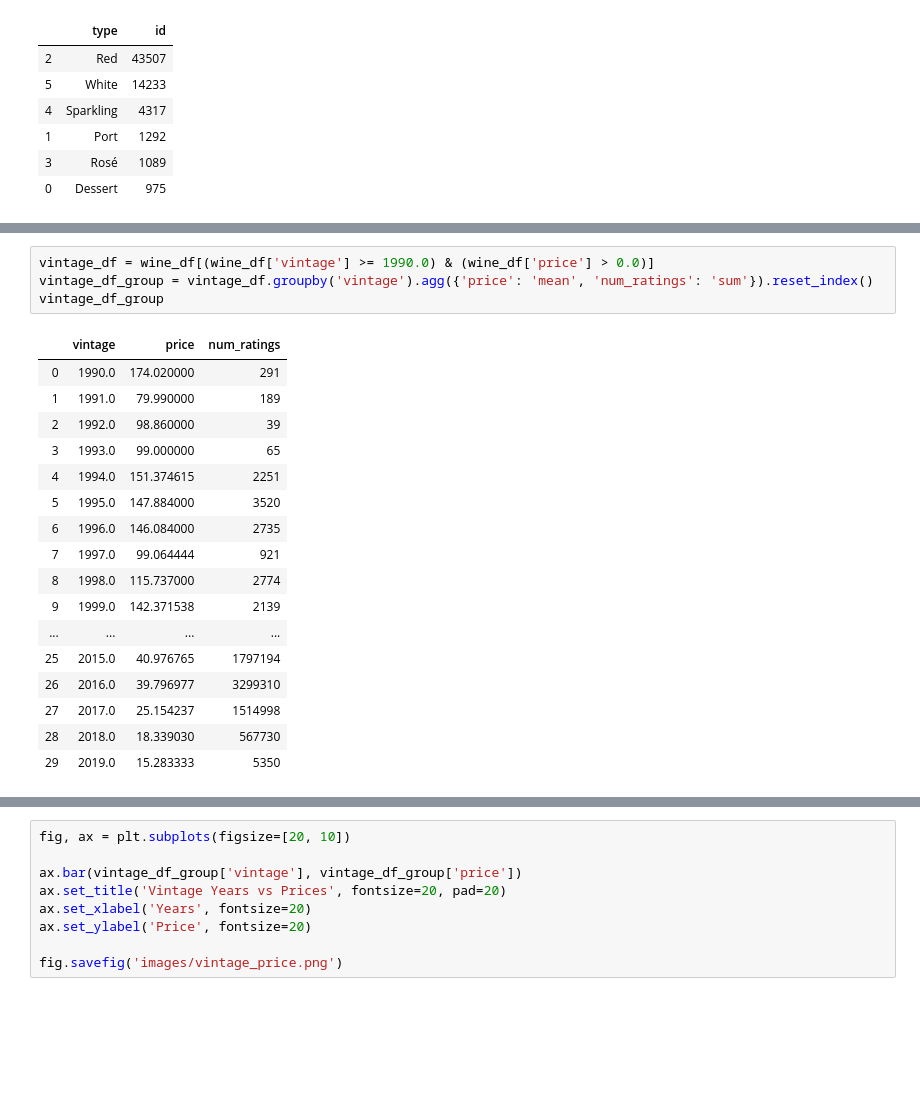
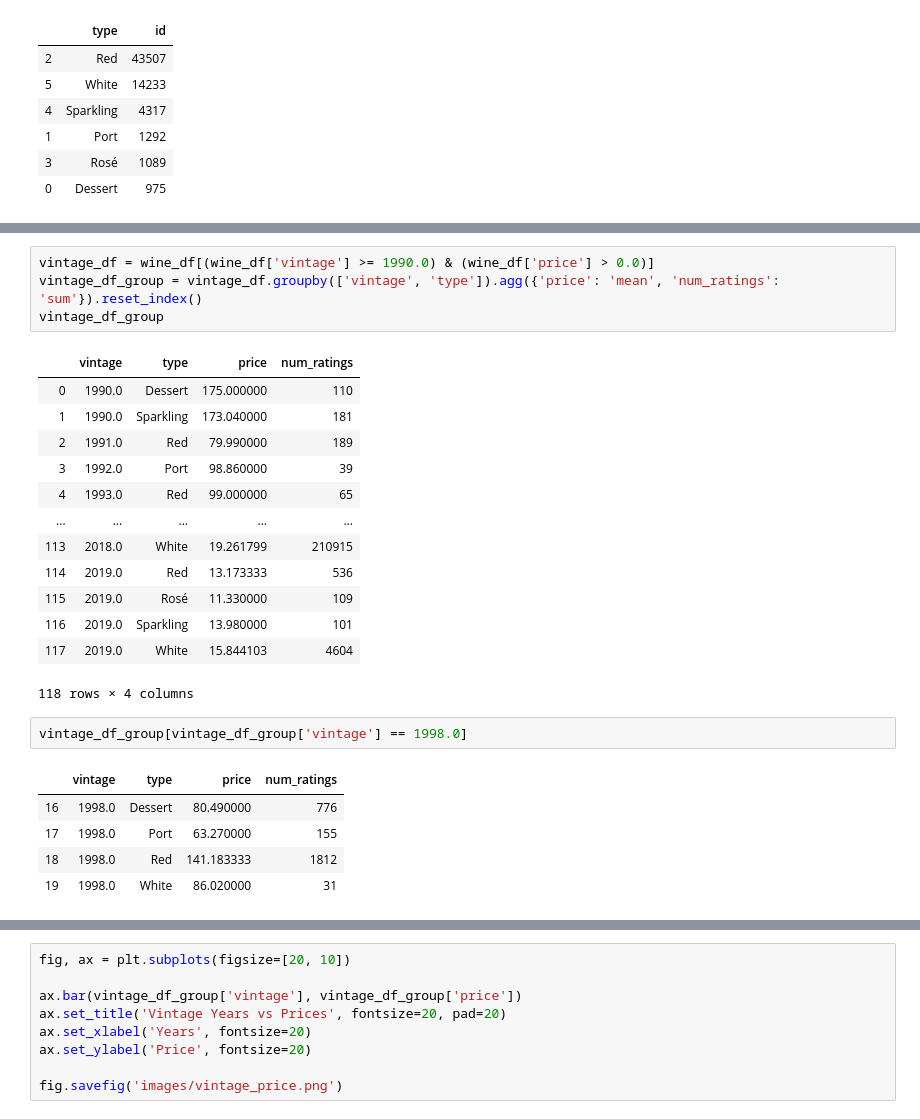
Before and after one commit to yueweng/wine-predictions, a Jupyter notebook: capstone.ipynb, the cells around one changed output, grey strips where cells are left out. Saved outputs shown, nothing was run; the diff lists cells and outputs as text; blank space fills up the shorter version.

```diff
--- a/capstone.ipynb
+++ b/capstone.ipynb
@@ -110,23 +110,27 @@ wine_df[wine_df['vintage'] == 1928.0]
 | 44314 | 5e36578aac2e8d38fb918357 | Lambrusco Dolce 1928 | Emilia | None | Italy | 12.84 | Sparkling | 3.6 | 259 | None | ... |
 # %%
 vintage_df = wine_df[(wine_df['vintage'] >= 1990.0) & (wine_df['price'] > 0.0)]
-vintage_df_group = vintage_df.groupby('vintage').agg({'price': 'mean', 'num_ratings': 'sum'}).reset_index()
+vintage_df_group = vintage_df.groupby(['vintage', 'type']).agg({'price': 'mean', 'num_ratings': 'sum'}).reset_index()
 vintage_df_group
 # %% [output]
-|  | vintage | price | num_ratings |
-| 0 | 1990.0 | 174.020000 | 291 |
-| 1 | 1991.0 | 79.990000 | 189 |
-| 2 | 1992.0 | 98.860000 | 39 |
-| 3 | 1993.0 | 99.000000 | 65 |
-| 4 | 1994.0 | 151.374615 | 2251 |
-| 5 | 1995.0 | 147.884000 | 3520 |
-| 6 | 1996.0 | 146.084000 | 2735 |
-| 7 | 1997.0 | 99.064444 | 921 |
-| 8 | 1998.0 | 115.737000 | 2774 |
-| 9 | 1999.0 | 142.371538 | 2139 |
-| ... | ... | ... | ... |
-| 25 | 2015.0 | 40.976765 | 1797194 |
-| 26 | 2016.0 | 39.796977 | 3299310 |
-| 27 | 2017.0 | 25.154237 | 1514998 |
-| 28 | 2018.0 | 18.339030 | 567730 |
-| 29 | 2019.0 | 15.283333 | 5350 |
+|  | vintage | type | price | num_ratings |
+| 0 | 1990.0 | Dessert | 175.000000 | 110 |
+| 1 | 1990.0 | Sparkling | 173.040000 | 181 |
+| 2 | 1991.0 | Red | 79.990000 | 189 |
+| 3 | 1992.0 | Port | 98.860000 | 39 |
+| 4 | 1993.0 | Red | 99.000000 | 65 |
+| ... | ... | ... | ... | ... |
+| 113 | 2018.0 | White | 19.261799 | 210915 |
+| 114 | 2019.0 | Red | 13.173333 | 536 |
+| 115 | 2019.0 | Rosé | 11.330000 | 109 |
+| 116 | 2019.0 | Sparkling | 13.980000 | 101 |
+| 117 | 2019.0 | White | 15.844103 | 4604 |
+118 rows × 4 columns
+# %%
+vintage_df_group[vintage_df_group['vintage'] == 1998.0]
+# %% [output]
+|  | vintage | type | price | num_ratings |
+| 16 | 1998.0 | Dessert | 80.490000 | 776 |
+| 17 | 1998.0 | Port | 63.270000 | 155 |
+| 18 | 1998.0 | Red | 141.183333 | 1812 |
+| 19 | 1998.0 | White | 86.020000 | 31 |
```
Also changed, not shown: parts of 3 cells of this notebook, 5 other files.
